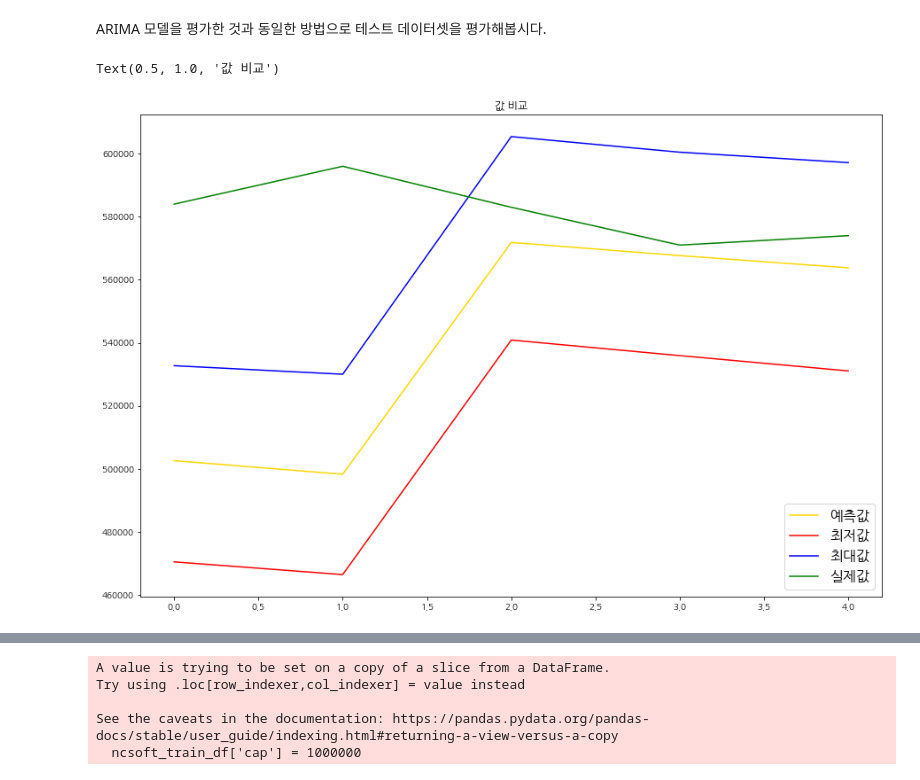
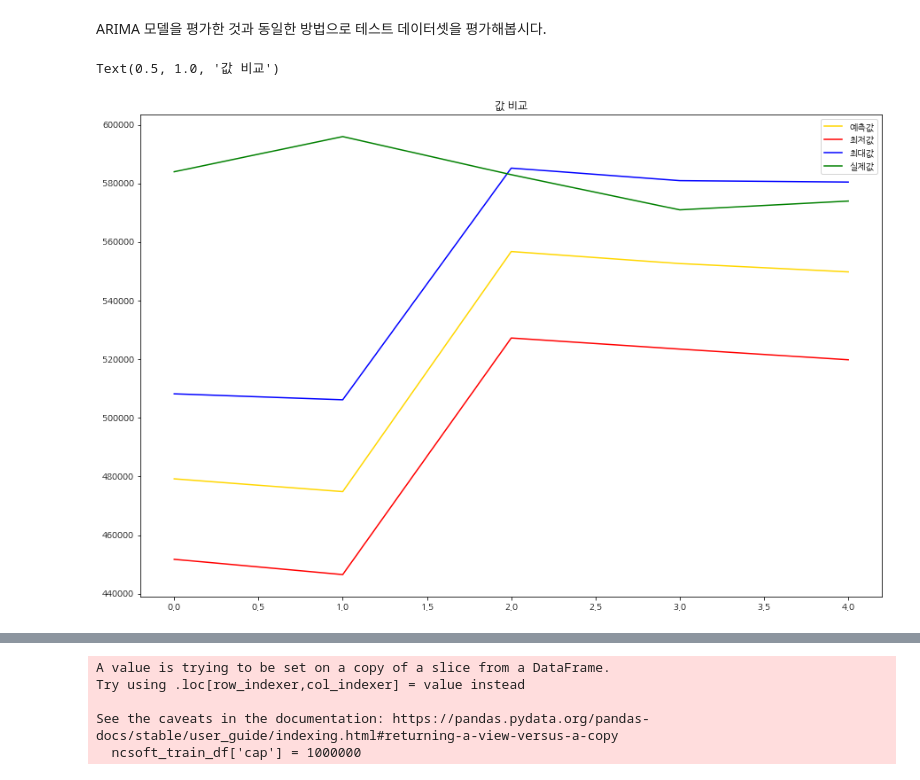
Before and after one commit to choiuikang/with_python, a Jupyter notebook: ncsoft.ipynb, the cells around one changed output, grey strips where cells are left out. Saved outputs shown, nothing was run; the diff lists cells and outputs as text; code cells hidden in the pictures.

```diff
--- a/ncsoft.ipynb
+++ b/ncsoft.ipynb
@@ -289,20 +290,21 @@ fig2 = prophet.plot_components(forecast_data)
 ARIMA 모델을 평가한 것과 동일한 방법으로 테스트 데이터셋을 평가해봅시다.
 # %%
 plt.figure(figsize=(15, 10))
-# 실제 5일의 가격 데이터입니다. (2021 )
+# 마지막 5일의 예측 데이터
 pred_fbprophet_y = forecast_data.yhat.values[-5:]
+# 실제 5일의 가격 데이터입니다.
 test_y = ncsoft_test_df.y.values
 # 마지막 5일 예측 데이터의 최소값입니다.
 pred_y_lower = forecast_data.yhat_lower.values[-5:]
 # 마지막 5일의 예측 데이터의 최대값 입니다.
 pred_y_upper = forecast_data.yhat_upper.values[-5:]
 
-plt.plot(pred_y, color="gold") # 모델이 예상한 가격 그래프입니다.
+plt.plot(pred_fbprophet_y, color="gold") # 모델이 예상한 가격 그래프입니다.
 plt.plot(pred_y_lower, color="red") # 모델이 예상한 최저 가격 그래프입니다.
 plt.plot(pred_y_upper, color="blue") # 모델이 예상한 최고 가격 그래프입니다.
 plt.plot(test_y, color="green") # 실제 가격 그래프입니다.
 plt.legend(['예측값', '최저값','최대값','실제값'])
 plt.title("값 비교")
 # %% [output]
 Text(0.5, 1.0, '값 비교')
-[figure, old version]
+[figure, new version]
```
Also changed, not shown: parts of 23 cells of this notebook.
